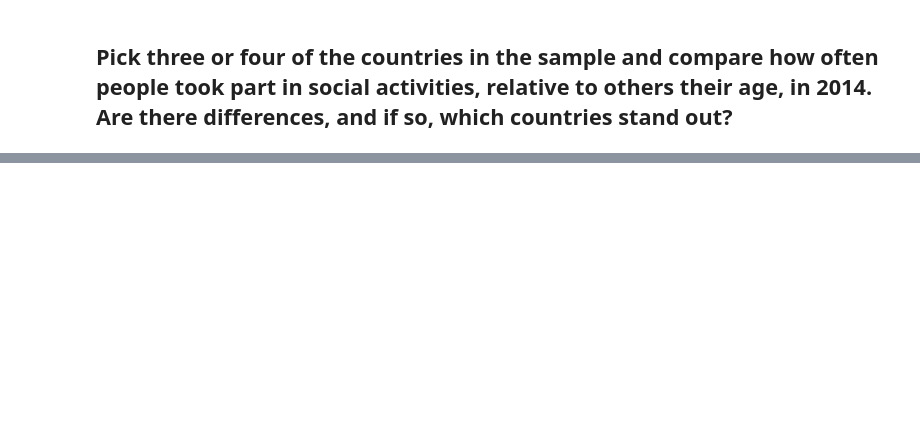
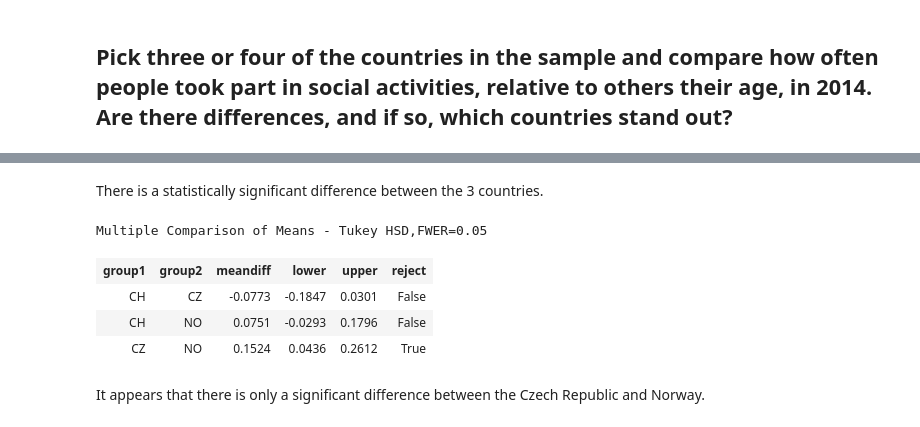
Before and after one commit to brendanmcgivern/data-science, a Jupyter notebook: stats/distribution_comparisons.ipynb, the cells around one changed output, grey strips where cells are left out. Cells and saved outputs as stored; diff of their text form; code cells hidden in the pictures; blank space fills up the shorter version.

```diff
--- a/stats/distribution_comparisons.ipynb
+++ b/stats/distribution_comparisons.ipynb
@@ -346,0 +401,25 @@ Multiple Comparison of Means - Tukey HSD,FWER=0.05
+# %% [markdown]
+There is a statistically significant difference between the 3 countries.
+# %%
+sclacts=np.asarray(
+    df_2014[df_2014['cntry'] == 'CH']['sclact'].tolist() +
+    df_2014[df_2014['cntry'] == 'NO']['sclact'].tolist() +
+    df_2014[df_2014['cntry'] == 'CZ']['sclact'].tolist())
+
+a = np.append(df_2014[df_2014['cntry'] == 'CH']['cntry'], df_2014[df_2014['cntry'] == 'NO']['cntry'])
+countries = np.append(a, df_2014[df_2014['cntry'] == 'CZ']['cntry'])
+
+
+tukey = pairwise_tukeyhsd(endog=sclacts,      # Data
+                          groups=countries,   # Groups
+                          alpha=0.05)         # Significance level
+
+tukey.summary()
+# %% [output]
+Multiple Comparison of Means - Tukey HSD,FWER=0.05
+| group1 | group2 | meandiff | lower | upper | reject |
+| CH | CZ | -0.0773 | -0.1847 | 0.0301 | False |
+| CH | NO | 0.0751 | -0.0293 | 0.1796 | False |
+| CZ | NO | 0.1524 | 0.0436 | 0.2612 | True |
+# %% [markdown]
+It appears that there is only a significant difference between the Czech Republic and Norway.
```
Also changed, not shown: parts of 11 cells of this notebook.
